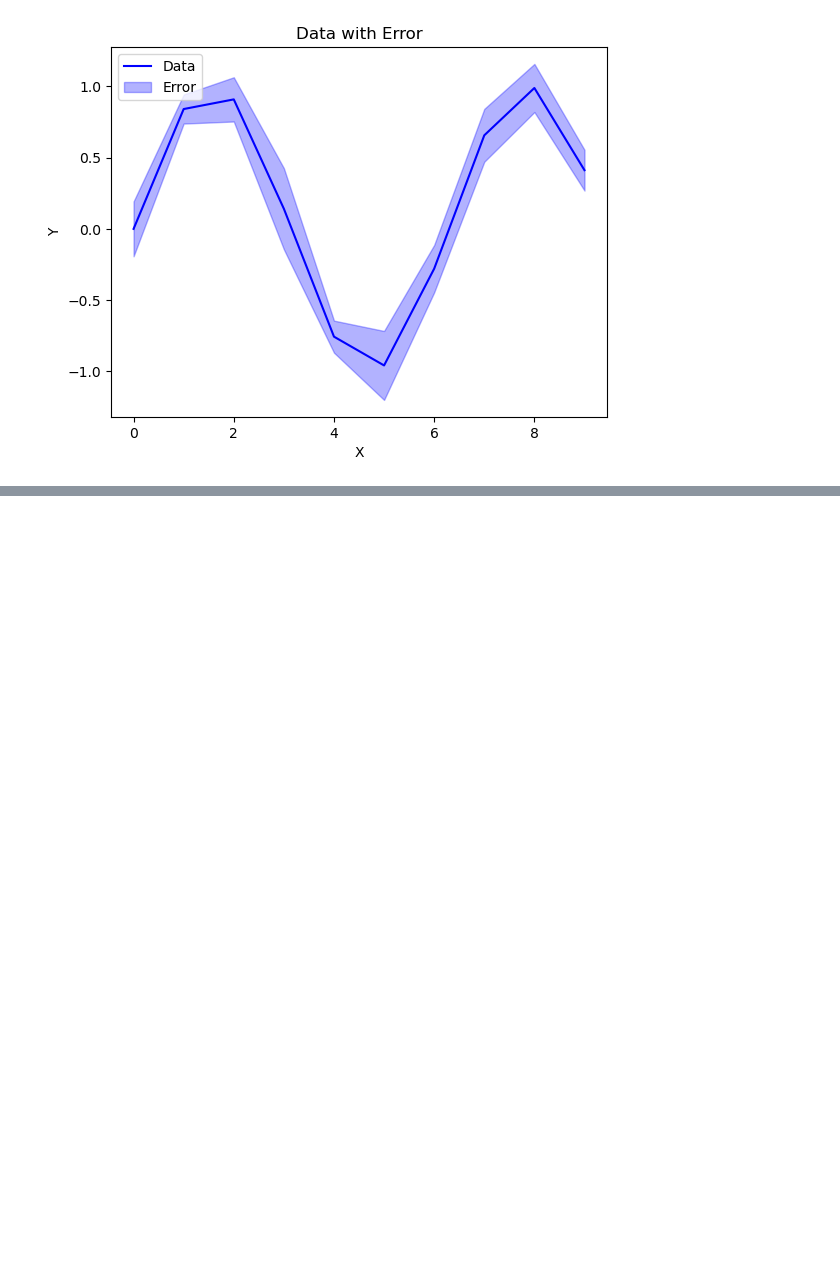
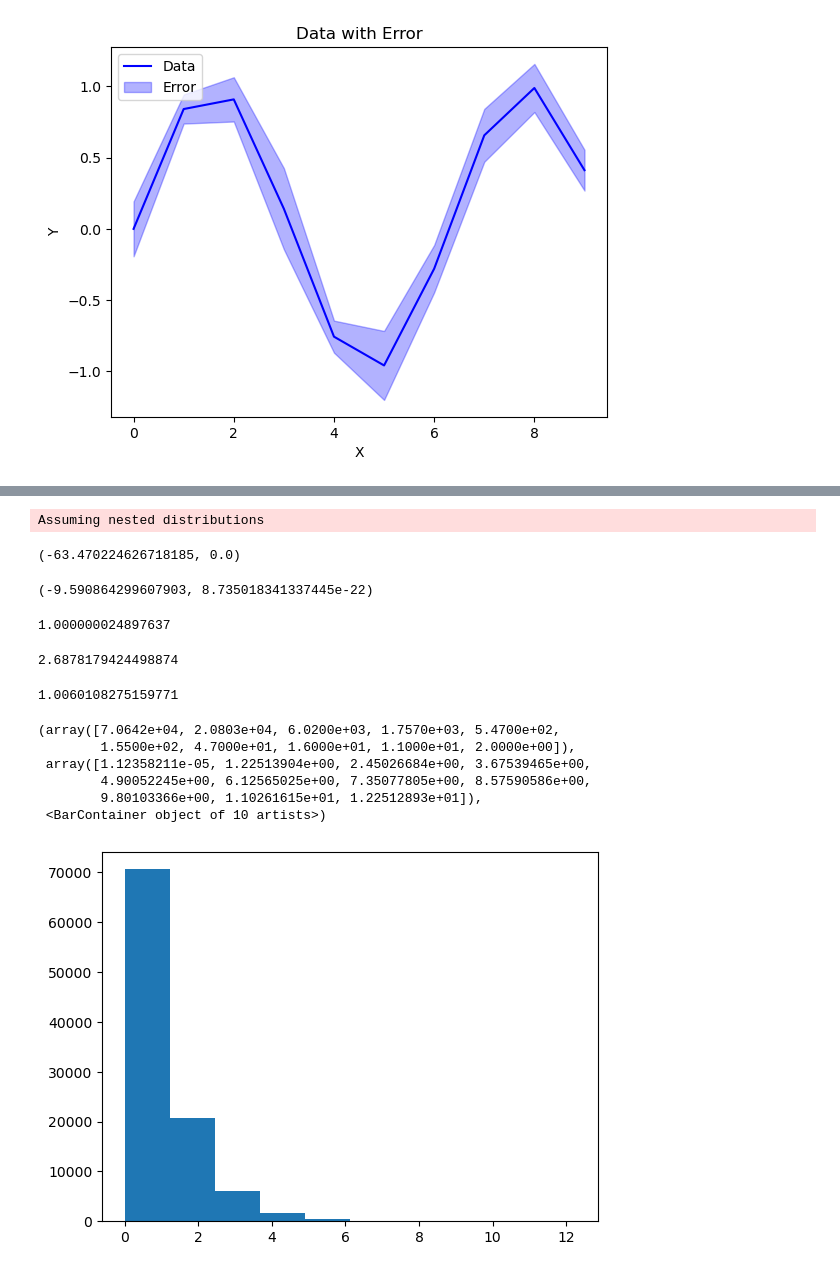
Before and after one commit to Victor-Le-Coz/secured_interbank_network_public, a Jupyter notebook: tools.ipynb, the cells around one changed output, grey strips where cells are left out. Cells and saved outputs as stored; diff of their text form; code cells hidden in the pictures; blank space fills up the shorter version.

Commit message:
new feature: charts aggregated for power law + exponential + lognormal + truncated

```diff
--- a/tools.ipynb
+++ b/tools.ipynb
@@ -1430,0 +1433,6 @@ plt.show()
+# %%
+import pandas as pd
+import numpy as np
+import powerlaw
+sr_fake = np.random.exponential(1,int(1e5))
+powerlaw_fit = powerlaw.Fit(sr_fake, xmin=1)
@@ -1430,0 +1451,36 @@ plt.show()
+# %%
+powerlaw_fit.distribution_compare(
+     "power_law", "truncated_power_law", normalized_ratio=True
+)
+# %% [output]
+Assuming nested distributions
+(-63.470224626718185, 0.0)
+# %%
+powerlaw_fit.distribution_compare(
+     "truncated_power_law", "exponential", normalized_ratio=True
+)
+# %% [output]
+(-9.590864299607903, 8.735018341337445e-22)
+# %%
+powerlaw_fit.truncated_power_law.alpha
+# %% [output]
+1.000000024897637
+# %%
+powerlaw_fit.power_law.alpha
+# %% [output]
+2.6878179424498874
+# %%
+powerlaw_fit.exponential.Lambda
+# %% [output]
+1.0060108275159771
+# %%
+import matplotlib.pyplot as plt
+plt.hist(sr_fake)
+# %% [output]
+(array([7.0642e+04, 2.0803e+04, 6.0200e+03, 1.7570e+03, 5.4700e+02,
+        1.5500e+02, 4.7000e+01, 1.6000e+01, 1.1000e+01, 2.0000e+00]),
+ array([1.12358211e-05, 1.22513904e+00, 2.45026684e+00, 3.67539465e+00,
+        4.90052245e+00, 6.12565025e+00, 7.35077805e+00, 8.57590586e+00,
+        9.80103366e+00, 1.10261615e+01, 1.22512893e+01]),
+ <BarContainer object of 10 artists>)
+[figure, added]
```
Also changed, not shown: parts of 3 cells of this notebook, 4 other files.
